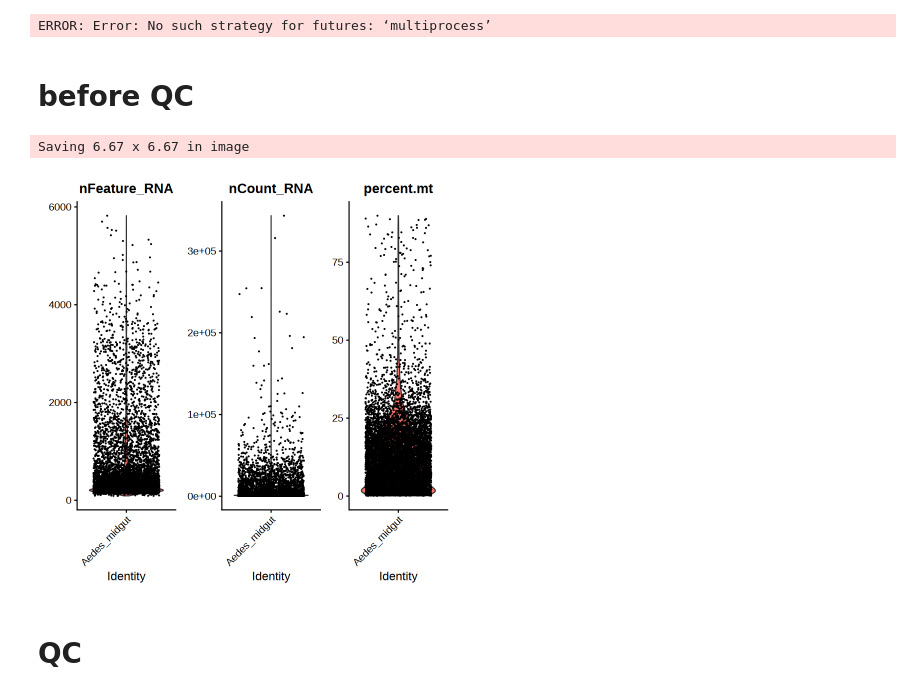
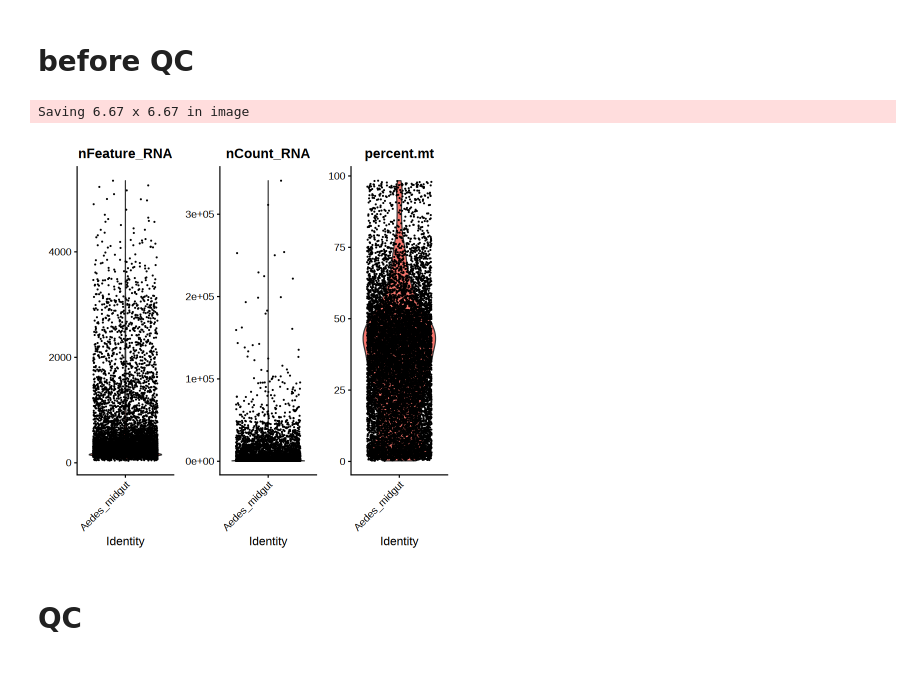
Before and after one commit to yingHH/Aaedes_midgut_scRNA-Seq, a Jupyter notebook: 1.rep1/seurat.ipynb, the cells around one changed output. Cells and saved outputs as stored; diff of their text form; code cells hidden in the pictures.

```diff
--- a/1.rep1/seurat.ipynb
+++ b/1.rep1/seurat.ipynb
@@ -16,5 +24,2 @@ The following object is masked from ‘package:spam’:
-# %%
-# start multiprocess
-plan("multiprocess")
-# %% [output]
-ERROR: Error: No such strategy for futures: ‘multiprocess’
+# %%
+mt_genes_part = "AAEL018658|AAEL018659|AAEL018660|AAEL018661|AAEL018662|AAEL018663|AAEL018664|AAEL018665|AAEL018666|AAEL018667|AAEL018668|AAEL018669|AAEL018670|AAEL018671|AAEL018672|AAEL018673|AAEL018674|AAEL018675|AAEL018676|AAEL018677|AAEL018678|AAEL018679|AAEL018680|AAEL018681|AAEL018682|AAEL018683|AAEL018684|AAEL018685|AAEL018686|AAEL018687|AAEL018688|AAEL018689|AAEL018690|AAEL018691|AAEL018692|AAEL018693|AAEL018694|AAEL020667"
@@ -24,7 +33,7 @@ ERROR: Error: No such strategy for futures: ‘multiprocess’
 # before QC, "nFeature_RNA", "nCount_RNA", "percent.mt" should be plot to choose a reliable threshold
 
 # path to 10x directory
-ipath = '/public21/home/sc90258/huangying/analysis/1.Aedes_scRNA-Seq/20231016_Aeses_midgut.2sp/1.cellranger_count/map_2022_Aaedes_midgut/outs/filtered_feature_bc_matrix/'
+ipath = '/public21/home/sc90258/huangying/analysis/1.Aedes_scRNA-Seq/20231103_Aedes_midgut.2sp_rerun/1.cellranger_count/map_2022_Aaedes_midgut/outs/filtered_feature_bc_matrix'
 # 'project' in 'CreateSeuratObject'
 project = 'Aedes_midgut'
 # args[3]: path to save seurat_obj (R virable)
@@ -34,34 +43,34 @@ opath_vlnplot = '1.before_QC.vlnplot.pdf'
 
 
 library(Seurat)
 library(ggplot2)
 # read in data
 data10x = Read10X(
     data.dir = ipath
 )
 
 # make Seurat object of RNA data
 # create Seurat object
 seurat_obj =  CreateSeuratObject(
     counts = data10x,
     assay = "RNA",
     project = project,
     min.cells = 3
 )
 # The [[ operator can add columns to object metadata. This is a great place to stash QC stats
 seurat_obj[["percent.mt"]] <- PercentageFeatureSet(
     seurat_obj,
-    pattern = "ND2|COX1|COX2|ATP8|ATP6|COX3|ND3|ND5|ND4|ND4L|ND6|CYTB|ND1AAEFMG.587|AAEFMG.3391|AAEFMG.3389|AAEFMG.17387|AAEFMG.17390|AAEFMG.21661|AAEFMG.21666|AAEFMG.21777|AAEFMG.21778|AAEFMG.23333|AAEFMG.23335|AAEFMG.23920|AAEFMG.22994|AAEFMG.22995|AAEFMG.22996|AAEFMG.22997|AAEFMG.22998|AAEFMG.22999|AAEFMG.23000|AAEFMG.23001|AAEFMG.23002|AAEFMG.23003|AAEFMG.23004|AAEFMG.23005|AAEFMG.23006|AAEFMG.23007|AAEFMG.23008|AAEFMG.23009|AAEFMG.23010|AAEFMG.23011|AAEFMG.23012|AAEFMG.23013|AAEFMG.23014|AAEFMG.23015|AAEFMG.23016|AAEFMG.23017|AAEFMG.23018|AAEFMG.23019|AAEFMG.23020|AAEFMG.23021|AAEFMG.23022|AAEFMG.23023|AAEFMG.23024|AAEFMG.23025|AAEFMG.23026|AAEFMG.23027|gene-CFI06_mgt22|gene-CFI06_mgt23",
+    pattern = mt_genes_part,
     )
 # save data
 saveRDS(seurat_obj, file = opath_seurat_obj)
 
 # Visualize QC metrics as a violin plot
 p = VlnPlot(seurat_obj, features = c("nFeature_RNA", "nCount_RNA", "percent.mt"), ncol = 3)
 ggsave(opath_vlnplot)
 p
 # %% [output]
 Saving 6.67 x 6.67 in image
-[figure, old version]
+[figure, new version]
 # %% [markdown]
 # QC
```
Also changed, not shown: parts of 18 cells of this notebook.
